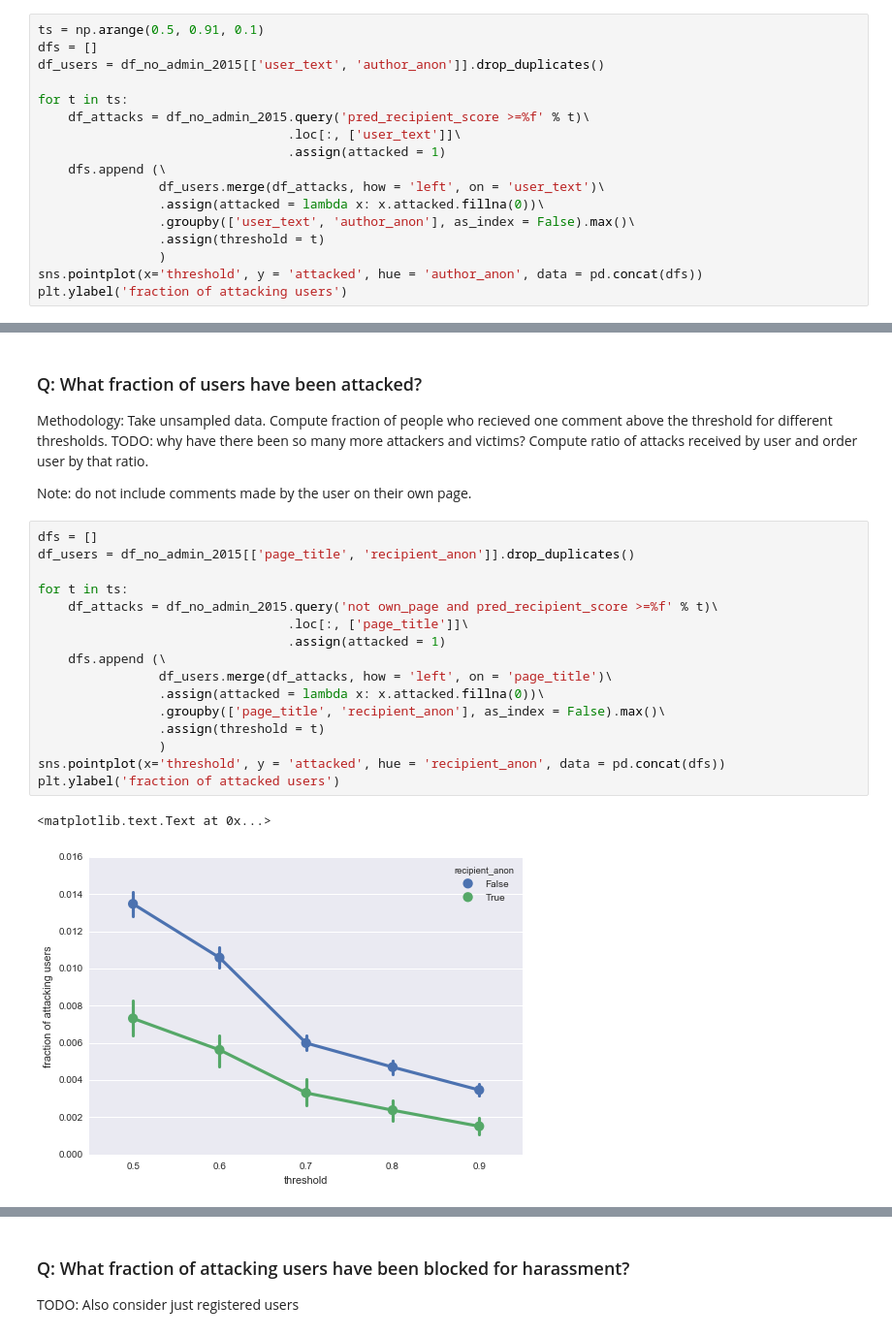
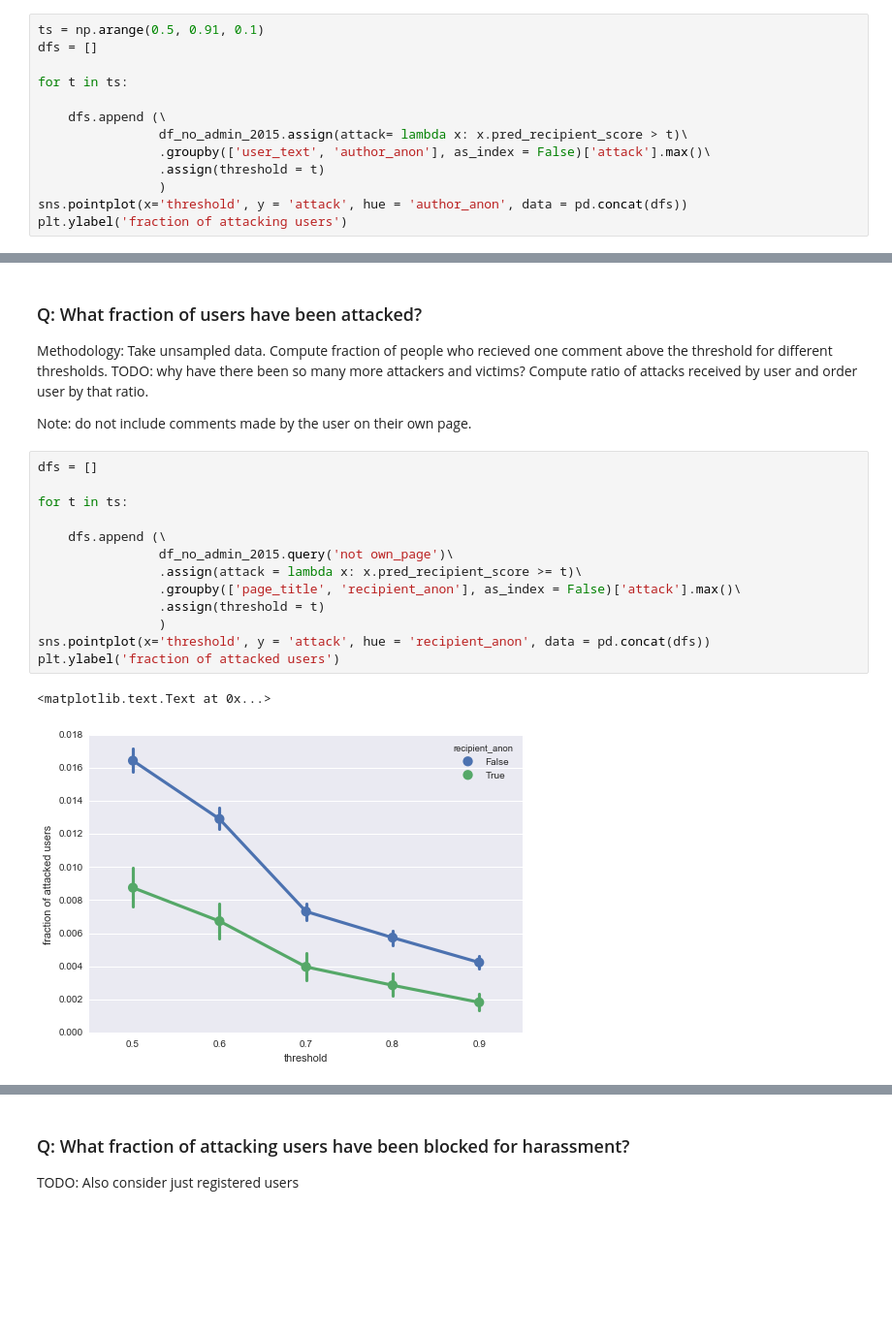
Before and after one commit to ewulczyn/wiki-detox, a Jupyter notebook: wikipedia/src/modeling/Research Questions.ipynb, the cells around one changed output, grey strips where cells are left out. Shown at 97% size. Drawn from its saved outputs; the diff is of its cells as text; blank space fills up the shorter version.

```diff
--- a/wikipedia/src/modeling/Research Questions.ipynb
+++ b/wikipedia/src/modeling/Research Questions.ipynb
@@ -265,19 +282,15 @@ Methodology 1: Take unsampled data. Compute fraction of people who authored one
 # %%
 ts = np.arange(0.5, 0.91, 0.1)
 dfs = []
-df_users = df_no_admin_2015[['user_text', 'author_anon']].drop_duplicates()
 
 for t in ts:
-    df_attacks = df_no_admin_2015.query('pred_recipient_score >=%f' % t)\
-                                 .loc[:, ['user_text']]\
-                                 .assign(attacked = 1)
+
     dfs.append (\
-                df_users.merge(df_attacks, how = 'left', on = 'user_text')\
-                .assign(attacked = lambda x: x.attacked.fillna(0))\
-                .groupby(['user_text', 'author_anon'], as_index = False).max()\
+                df_no_admin_2015.assign(attack= lambda x: x.pred_recipient_score > t)\
+                .groupby(['user_text', 'author_anon'], as_index = False)['attack'].max()\
                 .assign(threshold = t)
                 )
-sns.pointplot(x='threshold', y = 'attacked', hue = 'author_anon', data = pd.concat(dfs))
+sns.pointplot(x='threshold', y = 'attack', hue = 'author_anon', data = pd.concat(dfs))
 plt.ylabel('fraction of attacking users')
 # %% [output]
 <matplotlib.text.Text at 0x...>
@@ -313,21 +326,18 @@ Methodology: Take unsampled data. Compute fraction of people who recieved one co
 Note: do not include comments made by the user on their own page.
 # %%
 dfs = []
-df_users = df_no_admin_2015[['page_title', 'recipient_anon']].drop_duplicates()
 
 for t in ts:
-    df_attacks = df_no_admin_2015.query('not own_page and pred_recipient_score >=%f' % t)\
-                                 .loc[:, ['page_title']]\
-                                 .assign(attacked = 1)
+
     dfs.append (\
-                df_users.merge(df_attacks, how = 'left', on = 'page_title')\
-                .assign(attacked = lambda x: x.attacked.fillna(0))\
-                .groupby(['page_title', 'recipient_anon'], as_index = False).max()\
+                df_no_admin_2015.query('not own_page')\
+                .assign(attack = lambda x: x.pred_recipient_score >= t)\
+                .groupby(['page_title', 'recipient_anon'], as_index = False)['attack'].max()\
                 .assign(threshold = t)
                 )
-sns.pointplot(x='threshold', y = 'attacked', hue = 'recipient_anon', data = pd.concat(dfs))
+sns.pointplot(x='threshold', y = 'attack', hue = 'recipient_anon', data = pd.concat(dfs))
 plt.ylabel('fraction of attacked users')
 # %% [output]
 <matplotlib.text.Text at 0x...>
-[figure, old version]
+[figure, new version]
 # %% [markdown]
```
Also changed, not shown: parts of 46 cells of this notebook, 8 other files.
